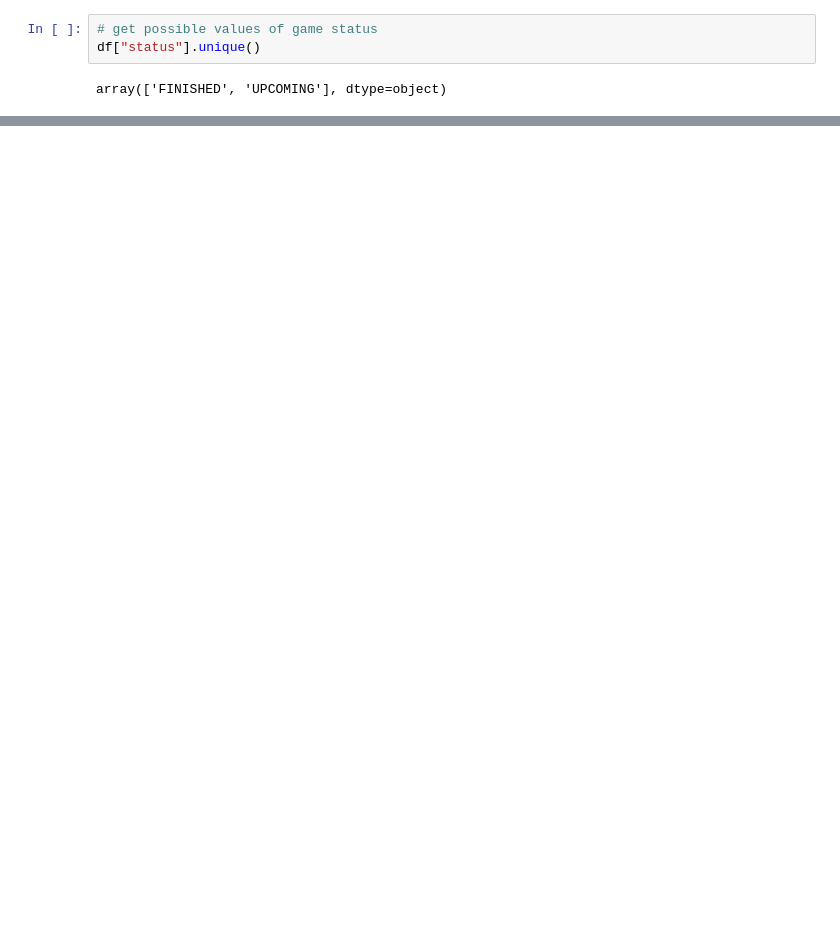
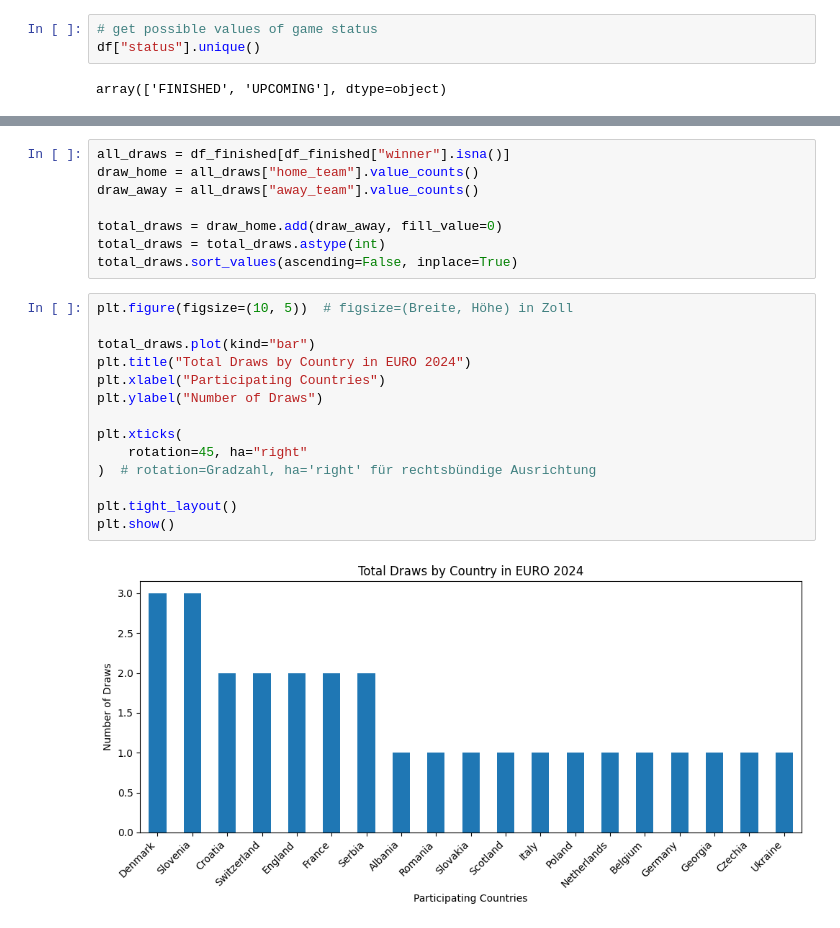
Before and after one commit to markuslangus/euro2024-data-project, a Jupyter notebook: eda.ipynb, the cells around one changed output, grey strips where cells are left out. Cells and saved outputs as stored; diff of their text form; blank space fills up the shorter version.

```diff
--- a/eda.ipynb
+++ b/eda.ipynb
@@ -172,0 +177,24 @@ memory usage: 16.9+ KB
+# %%
+all_draws = df_finished[df_finished["winner"].isna()]
+draw_home = all_draws["home_team"].value_counts()
+draw_away = all_draws["away_team"].value_counts()
+
+total_draws = draw_home.add(draw_away, fill_value=0)
+total_draws = total_draws.astype(int)
+total_draws.sort_values(ascending=False, inplace=True)
+# %%
+plt.figure(figsize=(10, 5))  # figsize=(Breite, Höhe) in Zoll
+
+total_draws.plot(kind="bar")
+plt.title("Total Draws by Country in EURO 2024")
+plt.xlabel("Participating Countries")
+plt.ylabel("Number of Draws")
+
+plt.xticks(
+    rotation=45, ha="right"
+)  # rotation=Gradzahl, ha='right' für rechtsbündige Ausrichtung
+
+plt.tight_layout()
+plt.show()
+# %% [output]
+[figure, added]
```
Also changed, not shown: parts of 35 cells of this notebook.
